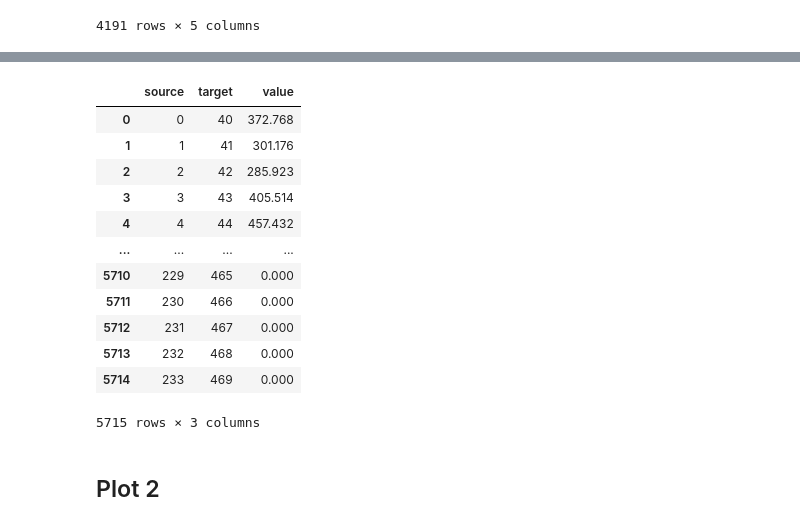
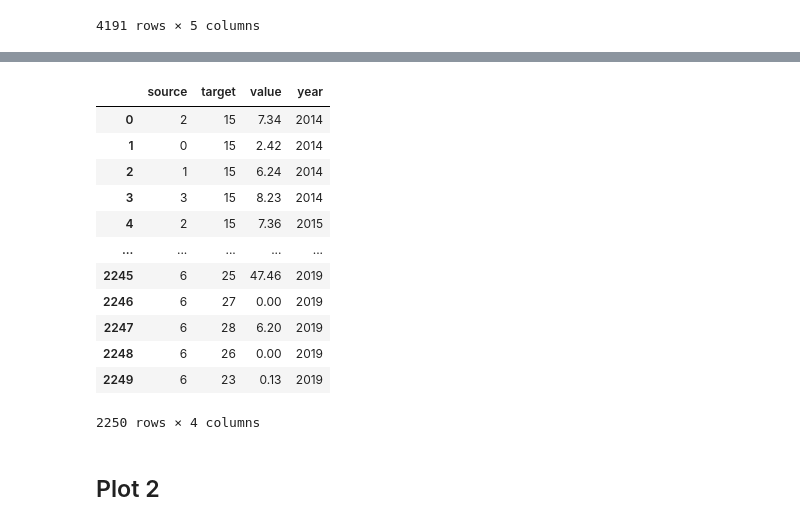
Before and after one commit to riccardocicala/Data_Visualization_Chart_Troopers, a Jupyter notebook: Stucchi/data_preparation.ipynb, the cells around one changed output, grey strips where cells are left out. Saved outputs shown, nothing was run; the diff lists cells and outputs as text; code cells hidden in the pictures.

```diff
--- a/Stucchi/data_preparation.ipynb
+++ b/Stucchi/data_preparation.ipynb
@@ -171,0 +196,3 @@ df5_final_energy_consumption_by_sector
+# %%
+df6_final_energy_consumption_by_sector = pd.merge(df5_final_energy_consumption_by_sector, df5_final_energy_consumption_by_sector_with_total_by_country, how = "inner", on = ["country", "year"])
+df6_final_energy_consumption_by_sector
@@ -172,15 +301,32 @@ df5_final_energy_consumption_by_sector
 # %%
 nodes = []
-for idx, row in df4_final_energy_consumption_by_sector_with_total_by_sector.iterrows():
-    nodes.append(pd.DataFrame({"node" : [row["sector_type"]], "value" : [row["total_sector_consumption_value"]], "year" : [row["year"]]}))
 
-for idx, row in df4_final_energy_consumption_by_sector_with_total_by_country.iterrows():
-    nodes.append(pd.DataFrame({"node" : [row["country"]], "value" : [row["total_country_consumption_value"]], "year" : [row["year"]]}))
+for i, year in enumerate(df4_final_energy_consumption_by_product_with_total['year'].unique()):
+    n_nodes = len(nodes)
 
-for idx, row in df4_final_energy_consumption_by_product_with_total.iterrows():
-    nodes.append(pd.DataFrame({"node" : [row["fuel_type"]], "value" : [row["total_product_consumption_value"]], "year" : [row["year"]]}))
+    df4_final_energy_consumption_by_sector_with_total_by_sector_curr_year = df4_final_energy_consumption_by_sector_with_total_by_sector[df4_final_energy_consumption_by_sector_with_total_by_sector['year'] == year].reset_index(drop=True)
+    df5_final_energy_consumption_by_sector_with_total_by_country_curr_year = df5_final_energy_consumption_by_sector_with_total_by_country[df5_final_energy_consumption_by_sector_with_total_by_country['year'] == year].reset_index(drop=True)
+    df4_final_energy_consumption_by_product_with_total_curr_year = df4_final_energy_consumption_by_product_with_total[df4_final_energy_consumption_by_product_with_total['year'] == year].reset_index(drop=True)
+
+    curr_n_sectors = df4_final_energy_consumption_by_sector_with_total_by_sector_curr_year['sector_type'].nunique()
+    curr_n_countries = df5_final_energy_consumption_by_sector_with_total_by_country_curr_year['country'].nunique()
+    curr_n_products = df4_final_energy_consumption_by_product_with_total_curr_year['fuel_type'].nunique()
+
+    for idx, row in df4_final_energy_consumption_by_sector_with_total_by_sector_curr_year.iterrows():
+        nodes.append(pd.DataFrame({"node" : [row["sector_type"]], "value" : [row["total_sector_consumption_value"]], "year" : [row["year"]], "indirect_links" : [[n for n in range(curr_n_sectors + curr_n_countries, curr_n_sectors + curr_n_countries + curr_n_products)]], "idx" : idx}))
+
+    for idx, row in df5_final_energy_consumption_by_sector_with_total_by_country_curr_year.iterrows():
+        nodes.append(pd.DataFrame({"node" : [row["country"]], "value" : [row["total_country_consumption_value"]], "year" : [row["year"]], "indirect_links" : [[]], "idx" : idx + curr_n_sectors}))
+
+    for idx, row in df4_final_energy_consumption_by_product_with_total_curr_year.iterrows():
+        nodes.append(pd.DataFrame({"node" : [row["fuel_type"]], "value" : [row["total_product_consumption_value"]], "year" : [row["year"]], "indirect_links" : [[n for n in range(0 , curr_n_sectors)]], "idx" : idx + curr_n_sectors + curr_n_countries}))
 
 nodes = pd.concat(nodes + []).reset_index(drop=True)
+
+nodes['value'] = (nodes['value'] / 1_000).round(2)
+
+nodes = pd.merge(nodes, df_nodes_colors, how="inner")
+
 nodes.to_csv('prepared_datasets/plot1_nodes.csv')
 nodes
 # %% [output]
@@ -199,0 +346,3 @@ nodes
+# %%
+df5_final_energy_consumption_by_product = pd.merge(df5_final_energy_consumption_by_product, df5_final_energy_consumption_by_sector_with_total_by_country, how = "inner", on = ["country", "year"])
+df5_final_energy_consumption_by_product
@@ -200,28 +363,31 @@ nodes
 # %%
 links = []
-for idx, row in df5_final_energy_consumption_by_sector.iterrows():
-    links.append(pd.DataFrame({"source" : [nodes.index[(nodes["node"] == row["sector_type"]) & (nodes["year"] == row["year"])].item()], "target" : [nodes.index[(nodes["node"] == row["country"]) & (nodes["year"] == row["year"])].item()], "value" :  row["consumption_value"]}))
+for idx, row in df6_final_energy_consumption_by_sector.iterrows():
+    links.append(pd.DataFrame({"source" : [nodes.iloc[nodes.index[(nodes["node"] == row["sector_type"]) & (nodes["year"] == row["year"])].item()].idx], "target" : [nodes.iloc[nodes.index[(nodes["node"] == row["country"]) & (nodes["year"] == row["year"])].item()].idx], "value" :  row["consumption_value"], "year" : row["year"]}))
 
 for idx, row in df5_final_energy_consumption_by_product.iterrows():
-    links.append(pd.DataFrame({"source" : [nodes.index[(nodes["node"] == row["country"]) & (nodes["year"] == row["year"])].item()], "target" : [nodes.index[(nodes["node"] == row["fuel_type"]) & (nodes["year"] == row["year"])].item()], "value" :  row["consumption_value"]}))
+    links.append(pd.DataFrame({"source" : [nodes.iloc[nodes.index[(nodes["node"] == row["country"]) & (nodes["year"] == row["year"])].item()].idx], "target" : [nodes.iloc[nodes.index[(nodes["node"] == row["fuel_type"]) & (nodes["year"] == row["year"])].item()].idx], "value" :  row["consumption_value"], "year" : row["year"]}))
 
 links = pd.concat(links + []).reset_index(drop=True)
+
+links['value'] = (links['value'] / 1_000).round(2)
+
 links.to_csv('prepared_datasets/plot1_links.csv')
 links
 # %% [output]
-|  | source | target | value |
-| 0 | 0 | 40 | 372.768 |
-| 1 | 1 | 41 | 301.176 |
-| 2 | 2 | 42 | 285.923 |
-| 3 | 3 | 43 | 405.514 |
-| 4 | 4 | 44 | 457.432 |
-| ... | ... | ... | ... |
-| 5710 | 229 | 465 | 0.000 |
-| 5711 | 230 | 466 | 0.000 |
-| 5712 | 231 | 467 | 0.000 |
-| 5713 | 232 | 468 | 0.000 |
-| 5714 | 233 | 469 | 0.000 |
+|  | source | target | value | year |
+| 0 | 2 | 15 | 7.34 | 2014 |
+| 1 | 0 | 15 | 2.42 | 2014 |
+| 2 | 1 | 15 | 6.24 | 2014 |
+| 3 | 3 | 15 | 8.23 | 2014 |
+| 4 | 2 | 15 | 7.36 | 2015 |
+| ... | ... | ... | ... | ... |
+| 2245 | 6 | 25 | 47.46 | 2019 |
+| 2246 | 6 | 27 | 0.00 | 2019 |
+| 2247 | 6 | 28 | 6.20 | 2019 |
+| 2248 | 6 | 26 | 0.00 | 2019 |
+| 2249 | 6 | 23 | 0.13 | 2019 |
-5715 rows × 3 columns
+2250 rows × 4 columns
 # %% [markdown]
 ## Plot 2
 # %%
```
Also changed, not shown: parts of 20 cells of this notebook, 12 other files.
